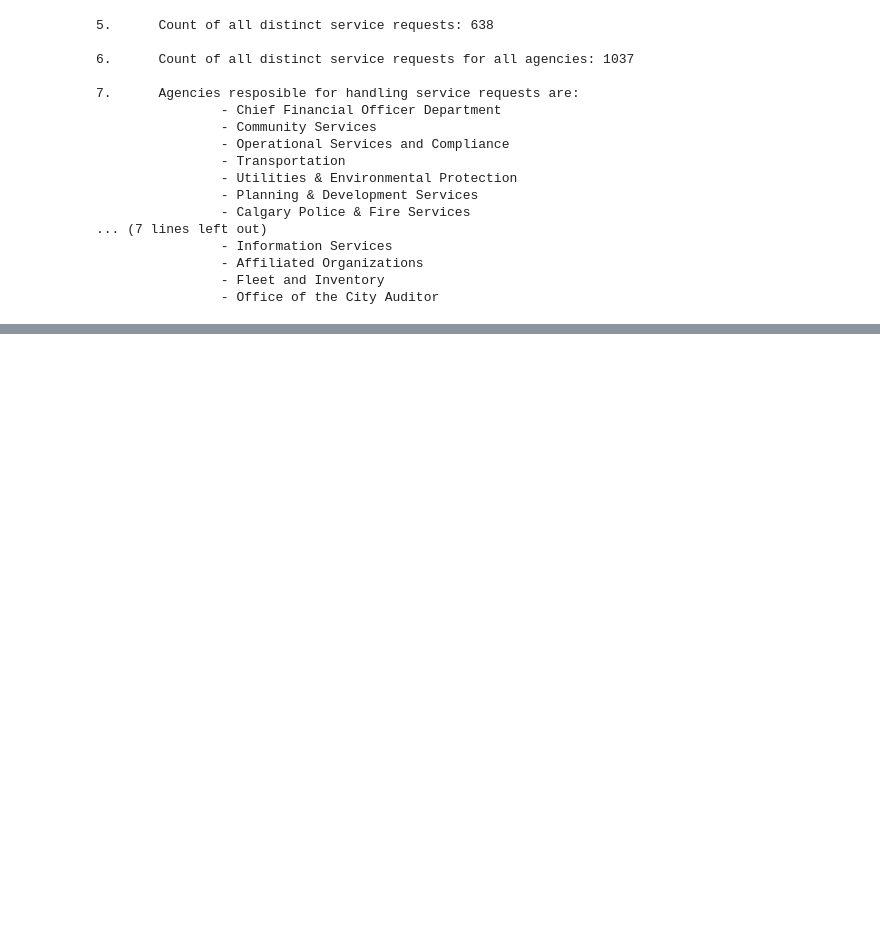
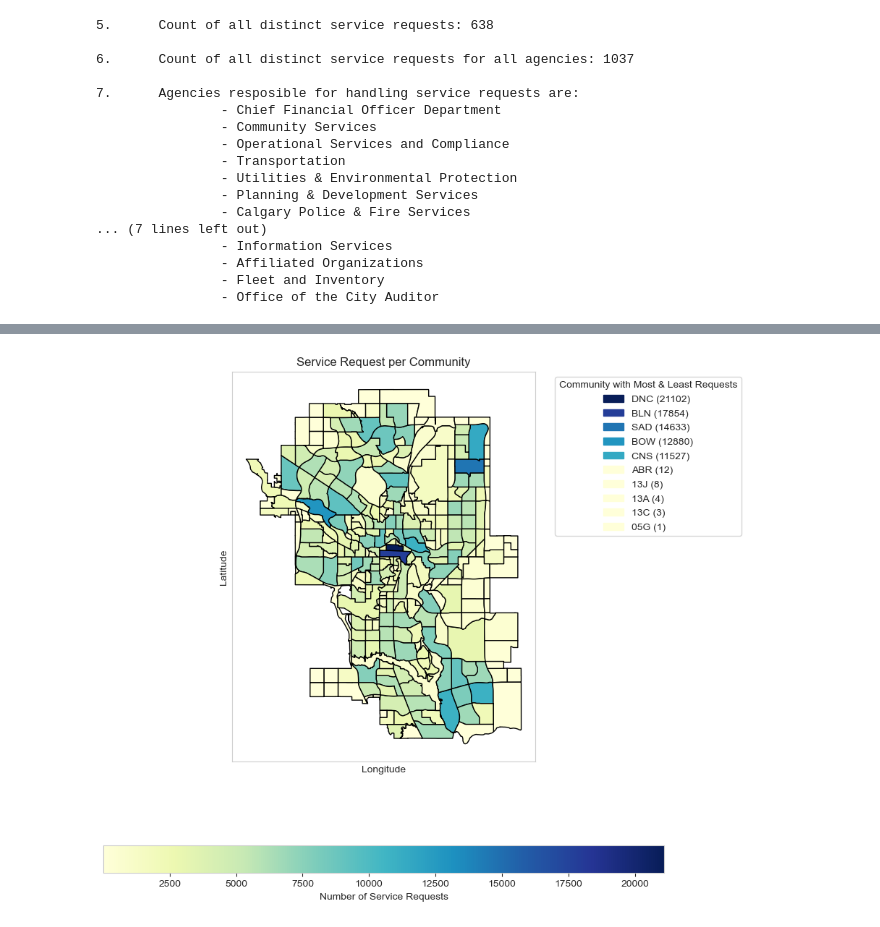
Before and after one commit to AnithaUofC/311ServiceRequests, a Jupyter notebook: Report.ipynb, the cells around one changed output, grey strips where cells are left out. Saved outputs shown, nothing was run; the diff lists cells and outputs as text; code cells hidden in the pictures; blank space fills up the shorter version.

```diff
--- a/Report.ipynb
+++ b/Report.ipynb
@@ -107,6 +109,4 @@ df = pd.read_csv('/Users/jincythomas/Downloads/311_Service_Requests_2yrs.csv')
 community_data=pd.read_csv("CSV_SECTORS.csv")
 
 # Geographic data for geo-visualization
-multi_polygon_df = pd.read_csv("Community_District_Boundaries_GeoJson.csv")
-#display(df)
-display(community_data)
+multi_polygon_gdf = pd.read_csv("Community_District_Boundaries_GeoJson.csv")
@@ -626,0 +796,38 @@ for agency in agencies:
+# %%
+# Identifying community with the largest and smallest number of service requests
+
+# Copying dataset for safety
+main_df=df.copy()
+service_request_counts = main_df.groupby('comm_code')['service_request_id'].count().reset_index()
+service_request_counts.columns = ['comm_code', 'service_request_count']
+multi_polygon_gdf = multi_polygon_gdf.rename(columns={'COMM_CODE': 'comm_code'})
+merged_gdf = multi_polygon_gdf.merge(service_request_counts, on='comm_code', how='left')
+merged_gdf = merged_gdf.sort_values(by='service_request_count', ascending=False)
+
+merged_gdf['MULTIPOLYGON'] = merged_gdf['MULTIPOLYGON'].apply(wkt.loads)
+
+merged_gdf = gpd.GeoDataFrame(merged_gdf, geometry='MULTIPOLYGON')
+merged_gdf = merged_gdf.set_crs("EPSG:4326")
+
+largest_community = merged_gdf.iloc[0]
+smallest_community = merged_gdf.iloc[-1]
+fig, ax = plt.subplots(figsize=(10, 10))
+
+merged_gdf.plot(ax=ax, column='service_request_count', cmap='YlGnBu', edgecolor='black', legend=True,
+                legend_kwds={'label': "Number of Service Requests", 'orientation': "horizontal"})
+
+legend_patches = []
+for idx, row in pd.concat([merged_gdf.head(5), merged_gdf.tail(5)]).iterrows():
+    color = plt.cm.YlGnBu(row['service_request_count'] / merged_gdf['service_request_count'].max())
+    legend_patches.append(mpatches.Patch(color=color, label=f"{row['comm_code']} ({row['service_request_count']})"))
+
+ax.legend(handles=legend_patches, title="Community with Most & Least Requests", bbox_to_anchor=(1.05, 1), loc='upper left', fontsize=10)
+
+ax.set_title('Service Request per Community')
+ax.set_xlabel('Longitude')
+ax.set_ylabel('Latitude')
+ax.set_xticks([])
+ax.set_yticks([])
+plt.show()
+# %% [output]
+[figure, added]
```
Also changed, not shown: parts of 24 cells of this notebook.
